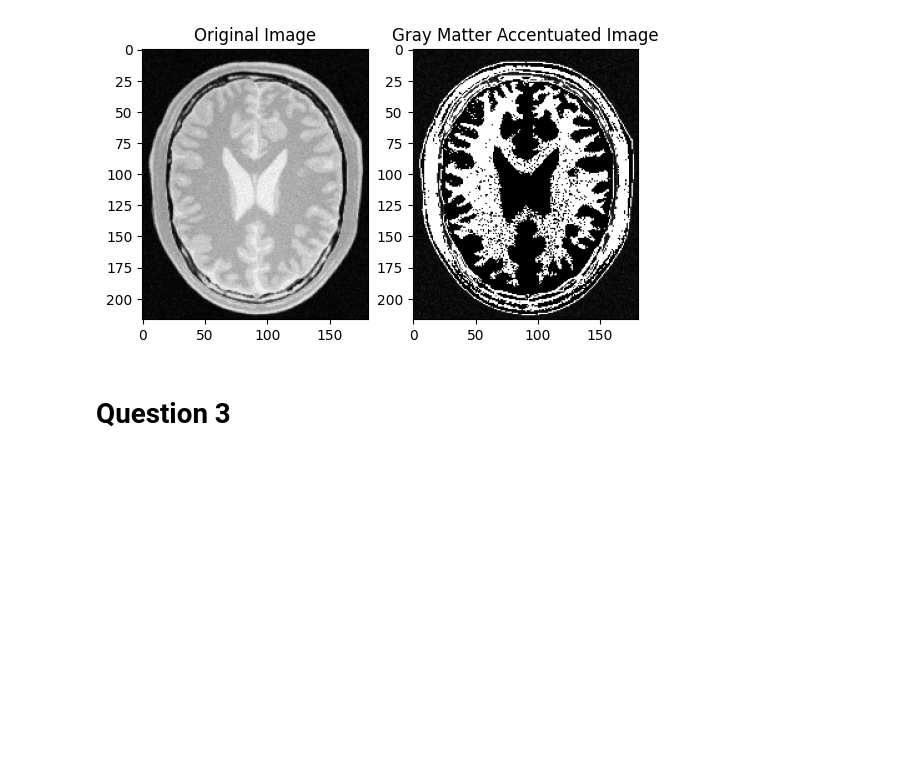
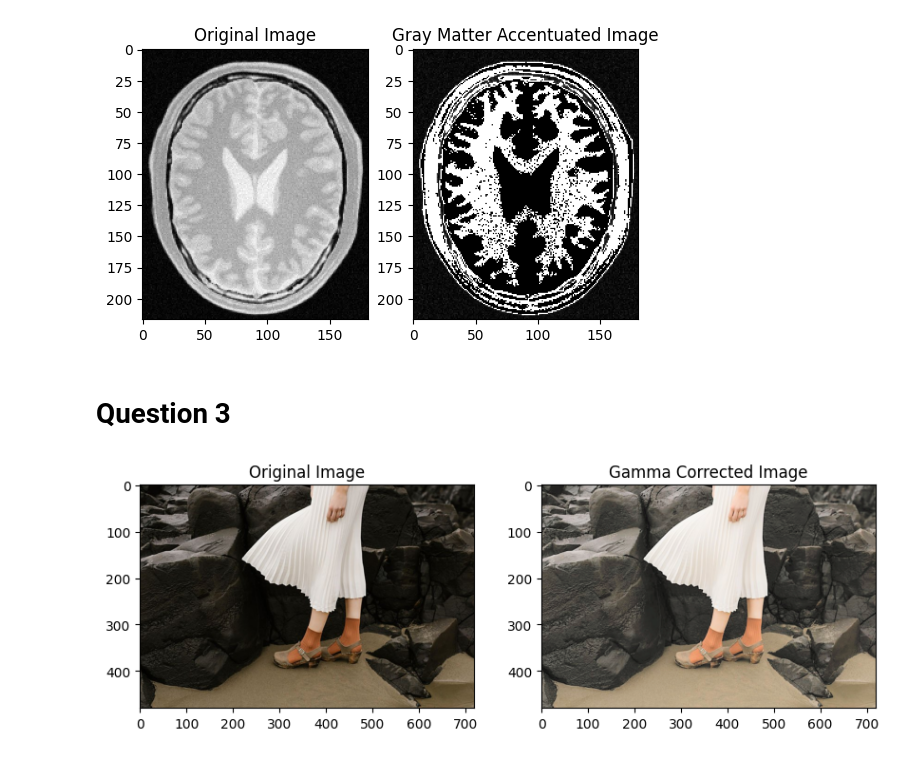
Before and after one commit to ClaranceLGS/EN3160-Assignment01, a Jupyter notebook: Assignment01.ipynb, the cells around one changed output. Cells and saved outputs as stored; diff of their text form; code cells hidden in the pictures; blank space fills up the shorter version.

```diff
--- a/Assignment01.ipynb
+++ b/Assignment01.ipynb
@@ -139,7 +139,7 @@ plt.show()
 <h1>Question 3</h1>
 # %%
 # Load the image
-img_org = cv.imread('E:\+Semester 5\Image Processing and Machine Vision - 3\Assignment\Assignment 1\highlights_and_shadows.jpg', cv.IMREAD_COLOR)
+img_org = cv.imread('E:\+Semester 5\Image Processing and Machine Vision - 3\Assignment\Assignment 1\highlights_and_shadows.jpg')
 if img_org is None:
     assert False, 'Image could not be read'
 # %%
@@ -154,14 +154,16 @@ img_corrected = np.power(img_l/ 255.0, gamma) * 255.0
 # Put the Processed L* Channel Back into the Image
 img_lab[:,:,0] = img_corrected.astype('uint8')
 # Convert the Image Back to RGB
-img_gamma_corrected = cv.cvtColor(img_lab, cv.COLOR_LAB2BGR)
+img_gamma_corrected = cv.cvtColor(img_lab, cv.COLOR_LAB2RGB)
 # %%
 # Displaying the Original and Gamma Corrected Image
-fig,ax = plt.subplots(1,2)
-ax[0].imshow(img_org)
+fig,ax = plt.subplots(1,2, figsize=(10,10))
+ax[0].imshow(cv.cvtColor(img_org, cv.COLOR_BGR2RGB))
 ax[0].set_title("Original Image")
 
-ax[1].imshow(image_transformed_gray, cmap="gray")
-ax[1].set_title("Gray Matter Accentuated Image")
+ax[1].imshow(img_gamma_corrected)
+ax[1].set_title("Gamma Corrected Image")
 
 plt.show()
+# %% [output]
+[figure, added]
```
Also changed, not shown: parts of 2 cells of this notebook.
